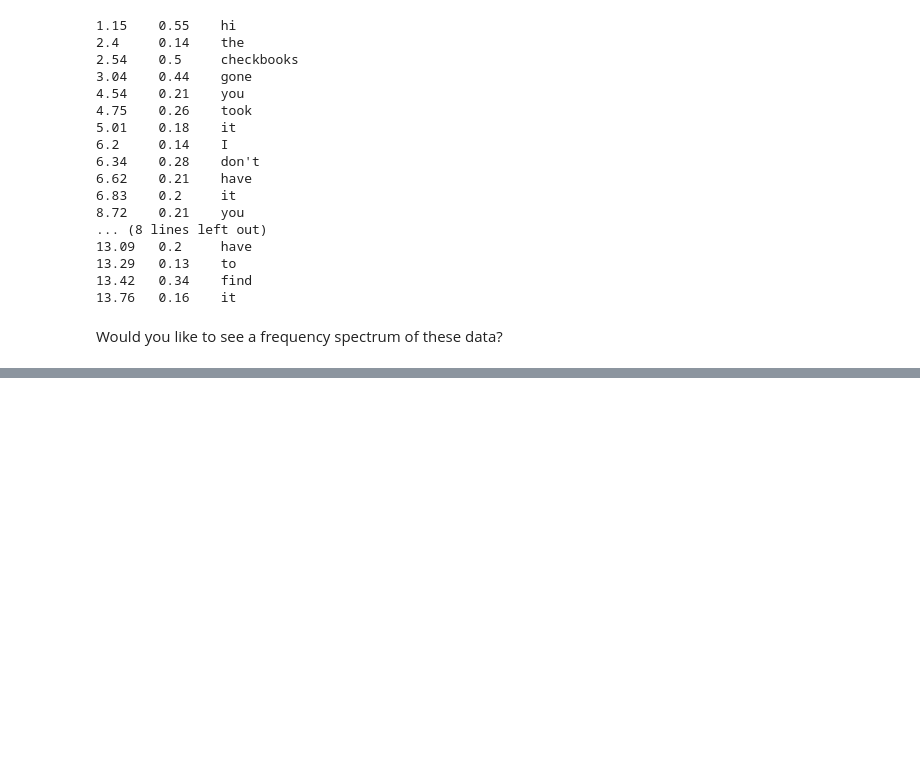
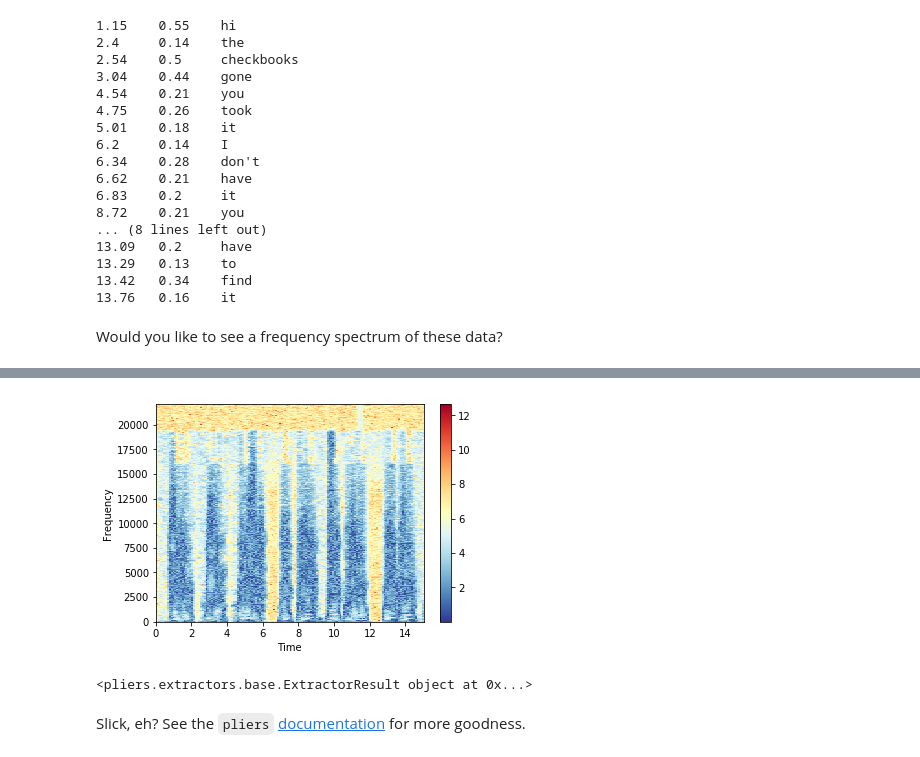
Before and after one commit to gilmore-lab/pliers-play, a Jupyter notebook: pliers-vision-speech-api-test.ipynb, the cells around one changed output, grey strips where cells are left out. Cells and saved outputs as stored; diff of their text form; code cells hidden in the pictures; blank space fills up the shorter version.

```diff
--- a/pliers-vision-speech-api-test.ipynb
+++ b/pliers-vision-speech-api-test.ipynb
@@ -106,0 +136,8 @@ ImportError: cannot import name SpectralBandwidthExtractor
+# %%
+result = ext.transform('snd/peep-I-hap-tlk.wav')
+print(result)
+# %% [output]
+[figure, added]
+<pliers.extractors.base.ExtractorResult object at 0x...>
+# %% [markdown]
+Slick, eh? See the `pliers` [documentation](http://tyarkoni.github.io/pliers/index.html) for more goodness.
```
Also changed, not shown: parts of 10 cells of this notebook.
